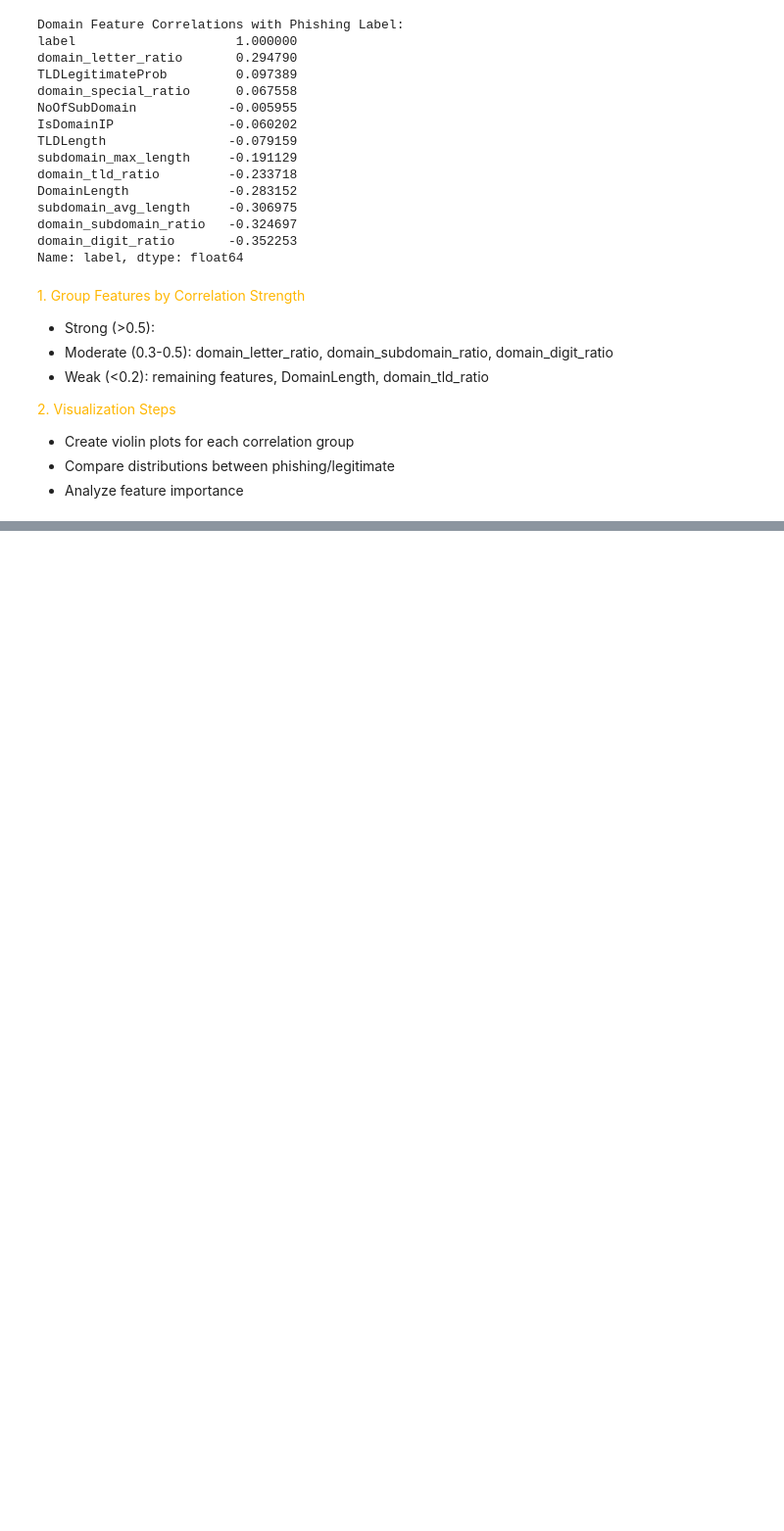
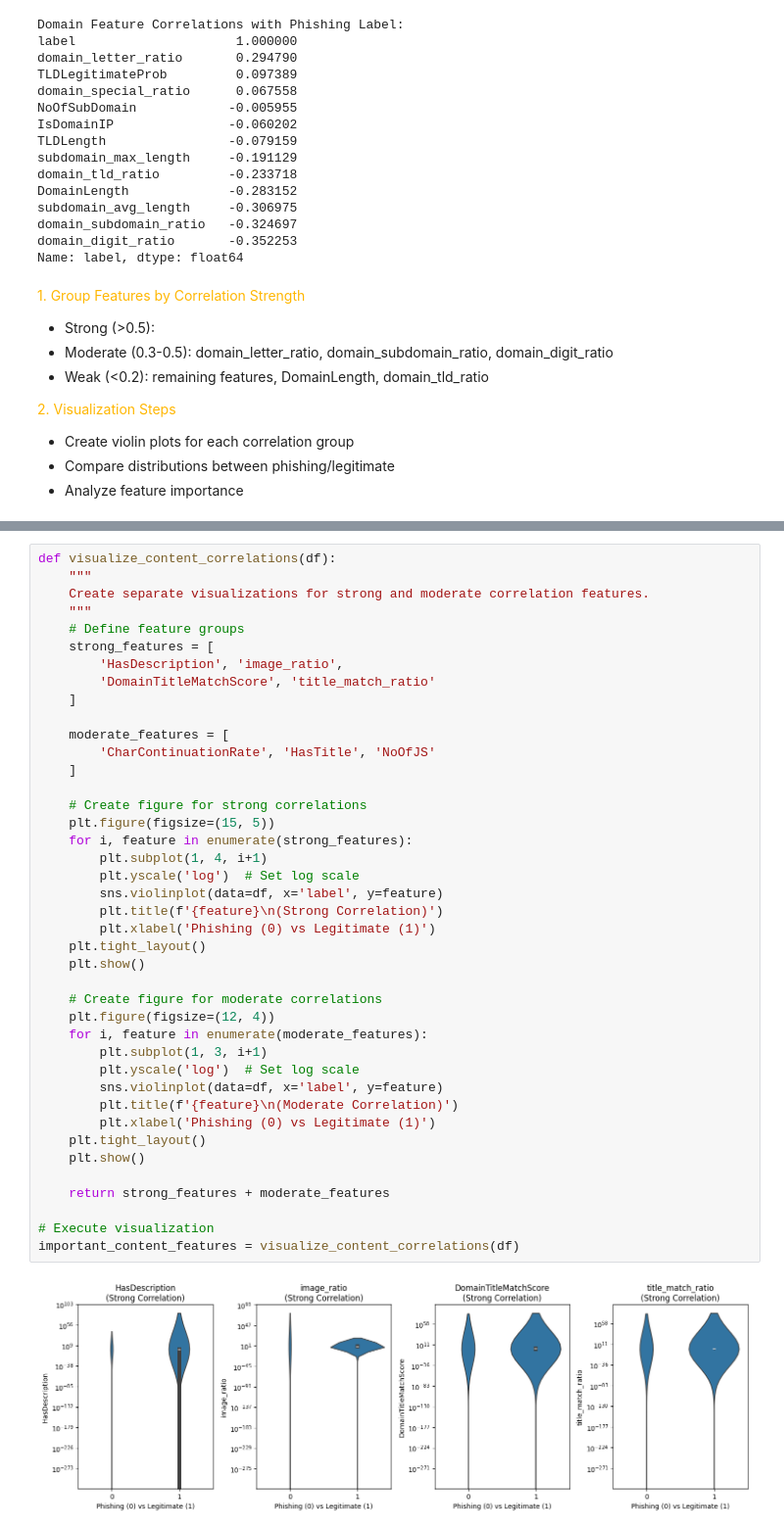
Before and after one commit to gjh0239/AITT-Assignment, a Jupyter notebook: Assignment/Assignment.ipynb, the cells around one changed output, grey strips where cells are left out. Shown at 98% size. Drawn from its saved outputs; the diff is of its cells as text; blank space fills up the shorter version.

```diff
--- a/Assignment/Assignment.ipynb
+++ b/Assignment/Assignment.ipynb
@@ -1944,0 +2389,43 @@ From observations, it seems that `domain_digit_ratio` is unsuitable for use late
+# %%
+def visualize_content_correlations(df):
+    """
+    Create separate visualizations for strong and moderate correlation features.
+    """
+    # Define feature groups
+    strong_features = [
+        'HasDescription', 'image_ratio',
+        'DomainTitleMatchScore', 'title_match_ratio'
+    ]
+
+    moderate_features = [
+        'CharContinuationRate', 'HasTitle', 'NoOfJS'
+    ]
+
+    # Create figure for strong correlations
+    plt.figure(figsize=(15, 5))
+    for i, feature in enumerate(strong_features):
+        plt.subplot(1, 4, i+1)
+        plt.yscale('log')  # Set log scale
+        sns.violinplot(data=df, x='label', y=feature)
+        plt.title(f'{feature}\n(Strong Correlation)')
+        plt.xlabel('Phishing (0) vs Legitimate (1)')
+    plt.tight_layout()
+    plt.show()
+
+    # Create figure for moderate correlations
+    plt.figure(figsize=(12, 4))
+    for i, feature in enumerate(moderate_features):
+        plt.subplot(1, 3, i+1)
+        plt.yscale('log')  # Set log scale
+        sns.violinplot(data=df, x='label', y=feature)
+        plt.title(f'{feature}\n(Moderate Correlation)')
+        plt.xlabel('Phishing (0) vs Legitimate (1)')
+    plt.tight_layout()
+    plt.show()
+
+    return strong_features + moderate_features
+
+# Execute visualization
+important_content_features = visualize_content_correlations(df)
+# %% [output]
+[figure, added]
```
Also changed, not shown: parts of 26 cells of this notebook.
